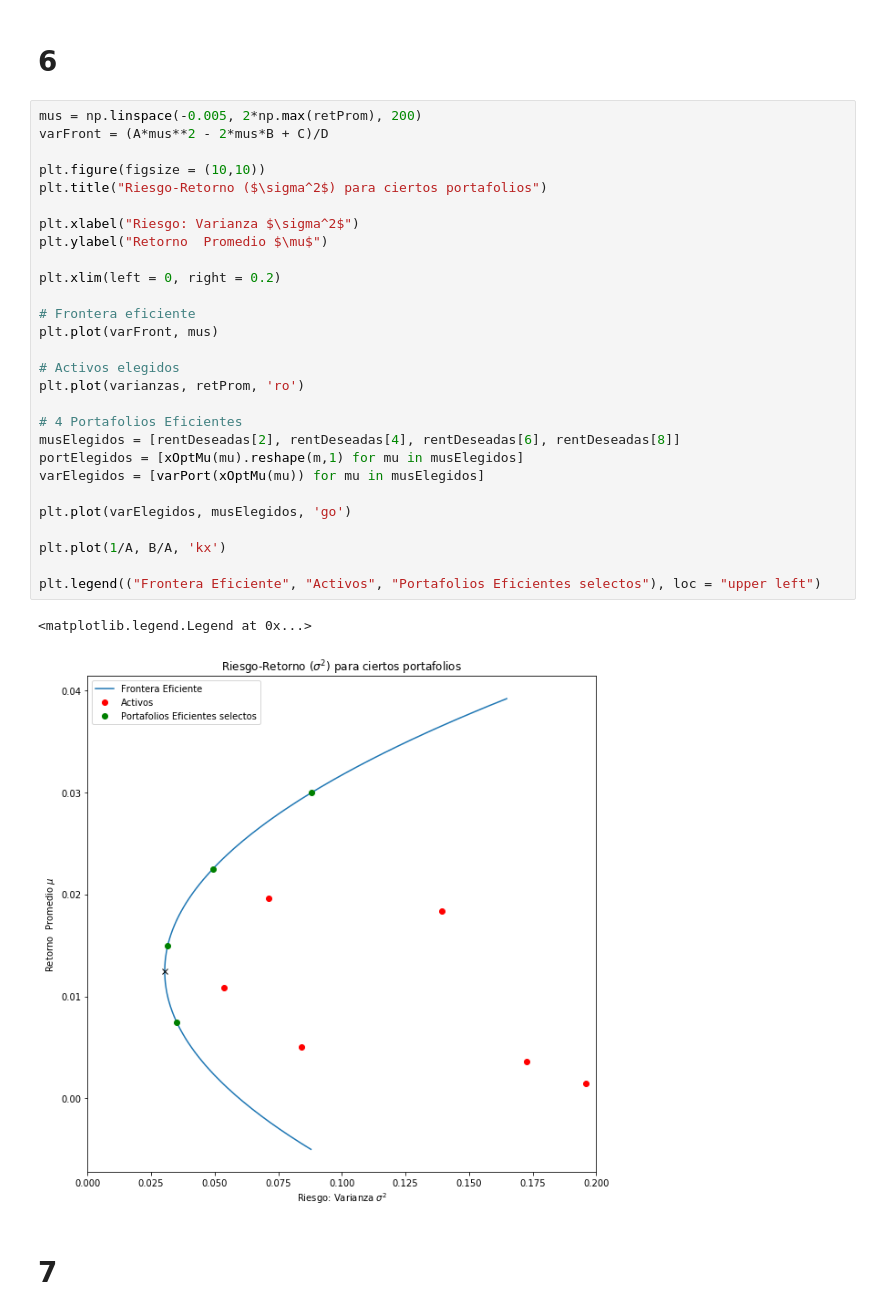
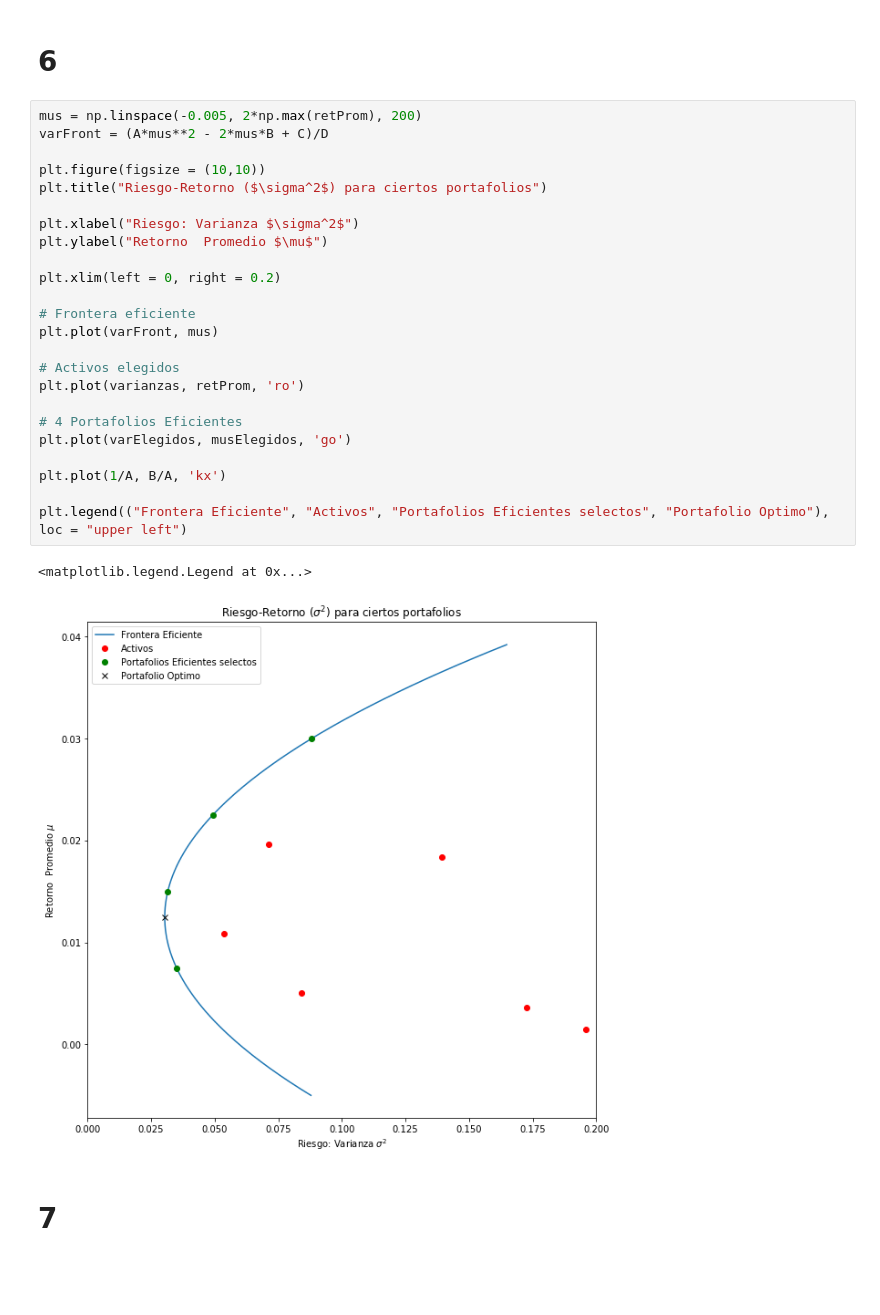
Before and after one commit to Cohnan/FinancialAdministrationModels, a Jupyter notebook: Proyecto 1 - Sebastian Puerto.ipynb, the cells around one changed output. Cells and saved outputs as stored; diff of their text form; blank space fills up the shorter version.

```diff
--- a/Proyecto 1 - Sebastian Puerto.ipynb
+++ b/Proyecto 1 - Sebastian Puerto.ipynb
@@ -230,34 +236,30 @@ En todos los portafolios hay posiciones en corto para al menos un activo.
 # %%
 mus = np.linspace(-0.005, 2*np.max(retProm), 200)
 varFront = (A*mus**2 - 2*mus*B + C)/D
 
 plt.figure(figsize = (10,10))
 plt.title("Riesgo-Retorno ($\sigma^2$) para ciertos portafolios")
 
 plt.xlabel("Riesgo: Varianza $\sigma^2$")
 plt.ylabel("Retorno  Promedio $\mu$")
 
 plt.xlim(left = 0, right = 0.2)
 
 # Frontera eficiente
 plt.plot(varFront, mus)
 
 # Activos elegidos
 plt.plot(varianzas, retProm, 'ro')
 
 # 4 Portafolios Eficientes
-musElegidos = [rentDeseadas[2], rentDeseadas[4], rentDeseadas[6], rentDeseadas[8]]
-portElegidos = [xOptMu(mu).reshape(m,1) for mu in musElegidos]
-varElegidos = [varPort(xOptMu(mu)) for mu in musElegidos]
-
 plt.plot(varElegidos, musElegidos, 'go')
 
 plt.plot(1/A, B/A, 'kx')
 
-plt.legend(("Frontera Eficiente", "Activos", "Portafolios Eficientes selectos"), loc = "upper left")
+plt.legend(("Frontera Eficiente", "Activos", "Portafolios Eficientes selectos", "Portafolio Optimo"), loc = "upper left")
 # %% [output]
 <matplotlib.legend.Legend at 0x...>
-[figure, old version]
+[figure, new version]
 # %% [markdown]
 # 7
 # %% [markdown]
```
Also changed, not shown: parts of 19 cells of this notebook.
